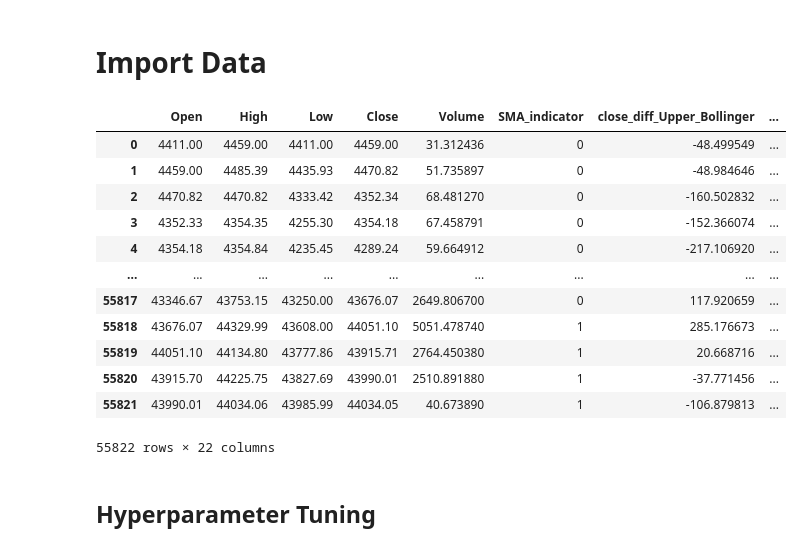
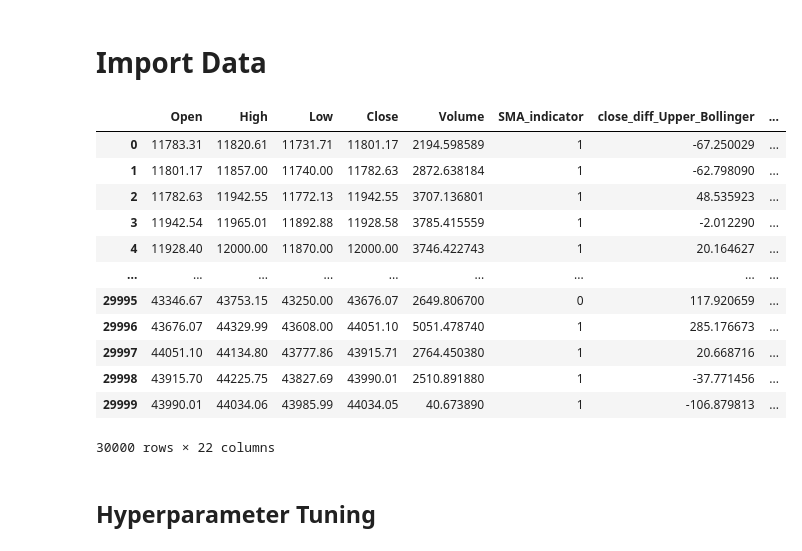
Before and after one commit to DarthShoge/SENN-Ensemble, a Jupyter notebook: Prediction/historical_crypto_data_prediction.ipynb, the cells around one changed output. Drawn from its saved outputs; the diff is of its cells as text; code cells hidden in the pictures.

```diff
--- a/Prediction/historical_crypto_data_prediction.ipynb
+++ b/Prediction/historical_crypto_data_prediction.ipynb
@@ -34,11 +34,26 @@ from tensorflow.keras import optimizers, regularizers
 # %% [markdown]
 # Import Data
 # %%
-df = pd.read_csv('../Dataset/crypto/BTCUSDT_data_prepared.csv')
+df = pd.read_csv('../Dataset/crypto/BTCUSDT_data_prepared.csv').iloc[-30000:]
 # df=df.drop('Unnamed: 0',1)|
 df=df[['Open','High','Low','Close','Volume','SMA_indicator','close_diff_Upper_Bollinger','close_diff_Lower_Bollinger','Bollinger_indicator','true_range','date','weekday','time','close_before_1','close_before_2','close_before_3','close_before_4','close_before_5','close_before_6','close_before_7','close_before_8','close_before_9']]
 df=df[~(pd.isnull(df.close_before_9))]
 df=df.reset_index(drop=True)
+df
+# %% [output]
+|  | Open | High | Low | Close | Volume | SMA_indicator | close_diff_Upper_Bollinger | ... |
+| 0 | 11783.31 | 11820.61 | 11731.71 | 11801.17 | 2194.598589 | 1 | -67.250029 | ... |
+| 1 | 11801.17 | 11857.00 | 11740.00 | 11782.63 | 2872.638184 | 1 | -62.798090 | ... |
+| 2 | 11782.63 | 11942.55 | 11772.13 | 11942.55 | 3707.136801 | 1 | 48.535923 | ... |
+| 3 | 11942.54 | 11965.01 | 11892.88 | 11928.58 | 3785.415559 | 1 | -2.012290 | ... |
+| 4 | 11928.40 | 12000.00 | 11870.00 | 12000.00 | 3746.422743 | 1 | 20.164627 | ... |
+| ... | ... | ... | ... | ... | ... | ... | ... | ... |
+| 29995 | 43346.67 | 43753.15 | 43250.00 | 43676.07 | 2649.806700 | 0 | 117.920659 | ... |
+| 29996 | 43676.07 | 44329.99 | 43608.00 | 44051.10 | 5051.478740 | 1 | 285.176673 | ... |
+| 29997 | 44051.10 | 44134.80 | 43777.86 | 43915.71 | 2764.450380 | 1 | 20.668716 | ... |
+| 29998 | 43915.70 | 44225.75 | 43827.69 | 43990.01 | 2510.891880 | 1 | -37.771456 | ... |
+| 29999 | 43990.01 | 44034.06 | 43985.99 | 44034.05 | 40.673890 | 1 | -106.879813 | ... |
+30000 rows × 22 columns
 # %%
 from tqdm.keras import TqdmCallback
 import tensorflow as tf
@@ -181,19 +212,3 @@ def cross_val(df, TIME_STEPS, BATCH_SIZE, n_fold, input_dropout, hidden_dropout,
-# %%
-df
-# %% [output]
-|  | Open | High | Low | Close | Volume | SMA_indicator | close_diff_Upper_Bollinger | ... |
-| 0 | 4411.00 | 4459.00 | 4411.00 | 4459.00 | 31.312436 | 0 | -48.499549 | ... |
-| 1 | 4459.00 | 4485.39 | 4435.93 | 4470.82 | 51.735897 | 0 | -48.984646 | ... |
-| 2 | 4470.82 | 4470.82 | 4333.42 | 4352.34 | 68.481270 | 0 | -160.502832 | ... |
-| 3 | 4352.33 | 4354.35 | 4255.30 | 4354.18 | 67.458791 | 0 | -152.366074 | ... |
-| 4 | 4354.18 | 4354.84 | 4235.45 | 4289.24 | 59.664912 | 0 | -217.106920 | ... |
-| ... | ... | ... | ... | ... | ... | ... | ... | ... |
-| 55817 | 43346.67 | 43753.15 | 43250.00 | 43676.07 | 2649.806700 | 0 | 117.920659 | ... |
-| 55818 | 43676.07 | 44329.99 | 43608.00 | 44051.10 | 5051.478740 | 1 | 285.176673 | ... |
-| 55819 | 44051.10 | 44134.80 | 43777.86 | 43915.71 | 2764.450380 | 1 | 20.668716 | ... |
-| 55820 | 43915.70 | 44225.75 | 43827.69 | 43990.01 | 2510.891880 | 1 | -37.771456 | ... |
-| 55821 | 43990.01 | 44034.06 | 43985.99 | 44034.05 | 40.673890 | 1 | -106.879813 | ... |
-55822 rows × 22 columns
 # %% [markdown]
 ## Hyperparameter Tuning
 # %%
```
Also changed, not shown: parts of 2 cells of this notebook, 1 other file.
